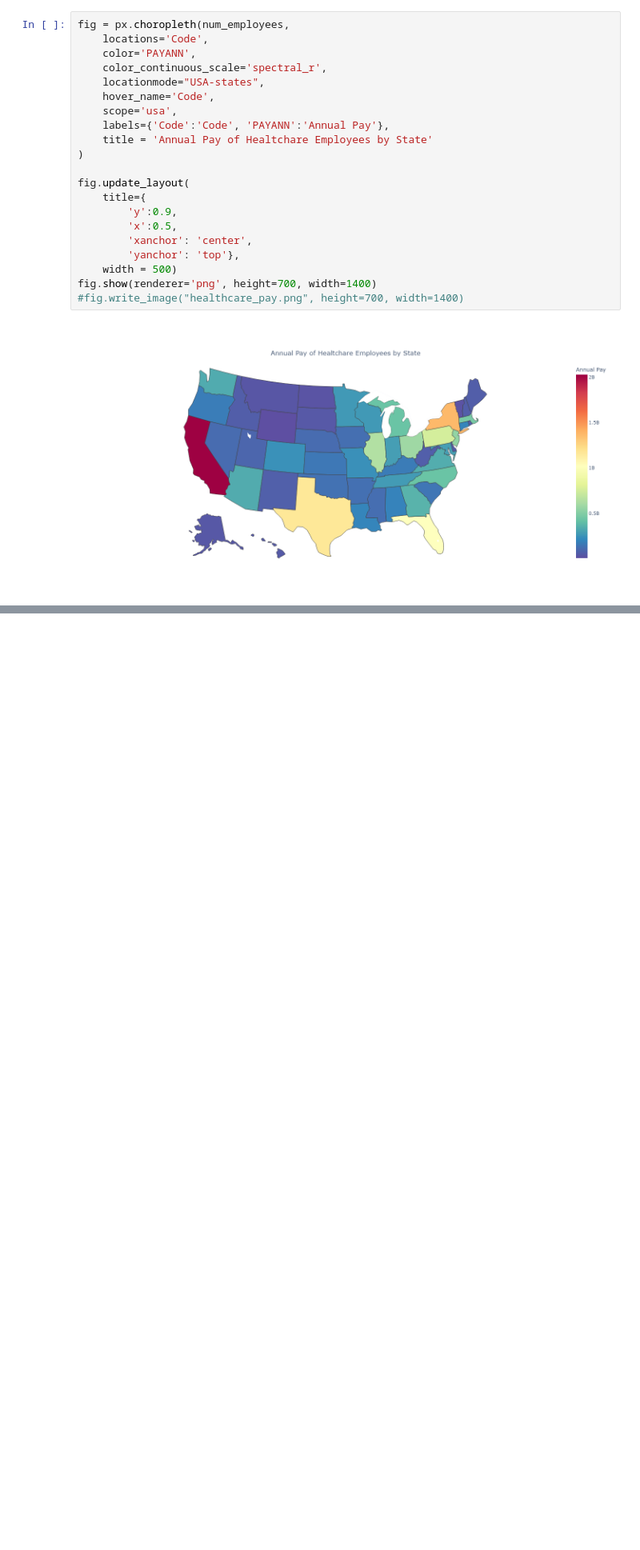
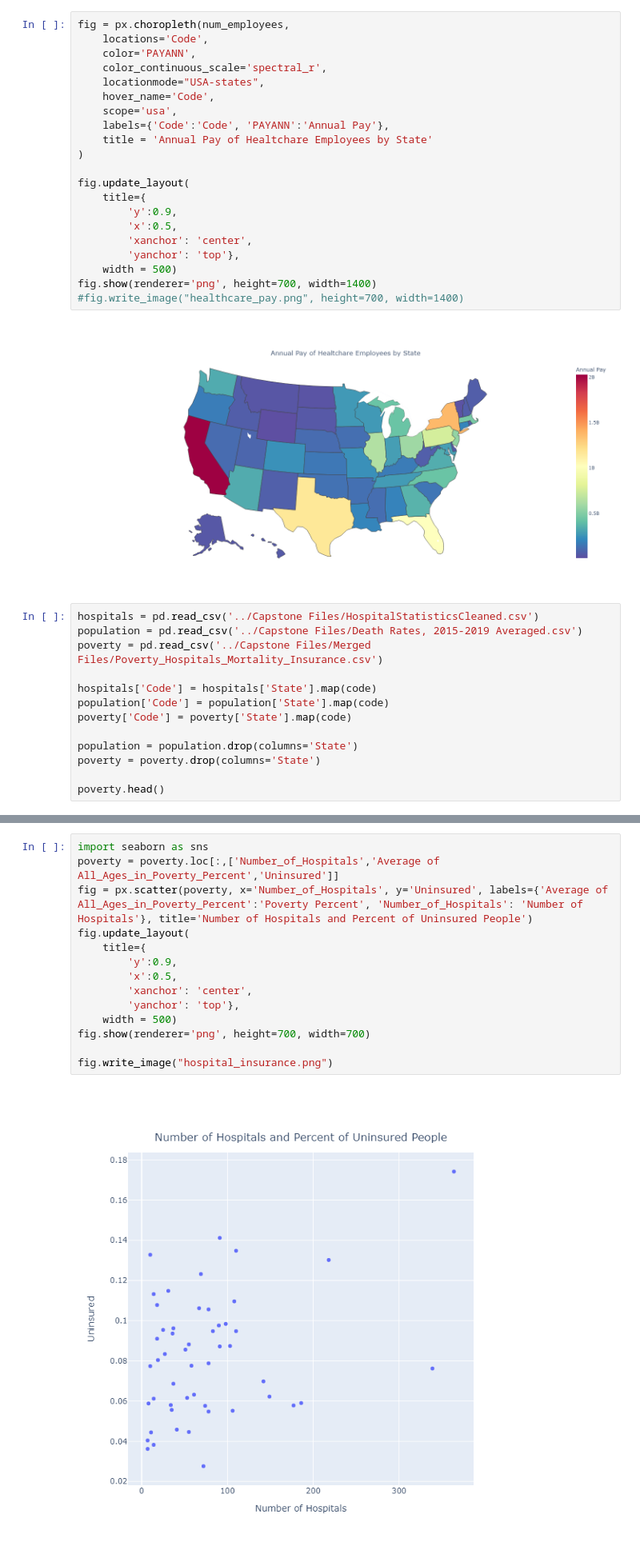
Before and after one commit to linseystokes17/healthcareCapstone, a Jupyter notebook: Notebooks/census_healthcare.ipynb, the cells around one changed output, grey strips where cells are left out. Shown at 80% size. Cells and saved outputs as stored; diff of their text form; blank space fills up the shorter version.

```diff
--- a/Notebooks/census_healthcare.ipynb
+++ b/Notebooks/census_healthcare.ipynb
@@ -186,3 +181,16 @@ fig.show(renderer='png', height=700, width=1400)
 #fig.write_image("healthcare_pay.png", height=700, width=1400)
 # %% [output]
 [figure]
+# %%
+hospitals = pd.read_csv('../Capstone Files/HospitalStatisticsCleaned.csv')
+population = pd.read_csv('../Capstone Files/Death Rates, 2015-2019 Averaged.csv')
+poverty = pd.read_csv('../Capstone Files/Merged Files/Poverty_Hospitals_Mortality_Insurance.csv')
+
+hospitals['Code'] = hospitals['State'].map(code)
+population['Code'] = population['State'].map(code)
+poverty['Code'] = poverty['State'].map(code)
+
+population = population.drop(columns='State')
+poverty = poverty.drop(columns='State')
+
+poverty.head()
@@ -188,0 +215,16 @@ fig.show(renderer='png', height=700, width=1400)
+# %%
+import seaborn as sns
+poverty = poverty.loc[:,['Number_of_Hospitals','Average of All_Ages_in_Poverty_Percent','Uninsured']]
+fig = px.scatter(poverty, x='Number_of_Hospitals', y='Uninsured', labels={'Average of All_Ages_in_Poverty_Percent':'Poverty Percent', 'Number_of_Hospitals': 'Number of Hospitals'}, title='Number of Hospitals and Percent of Uninsured People')
+fig.update_layout(
+    title={
+        'y':0.9,
+        'x':0.5,
+        'xanchor': 'center',
+        'yanchor': 'top'},
+    width = 500)
+fig.show(renderer='png', height=700, width=700)
+
+fig.write_image("hospital_insurance.png")
+# %% [output]
+[figure, added]
```
Also changed, not shown: parts of 12 cells of this notebook, 19 other files.
